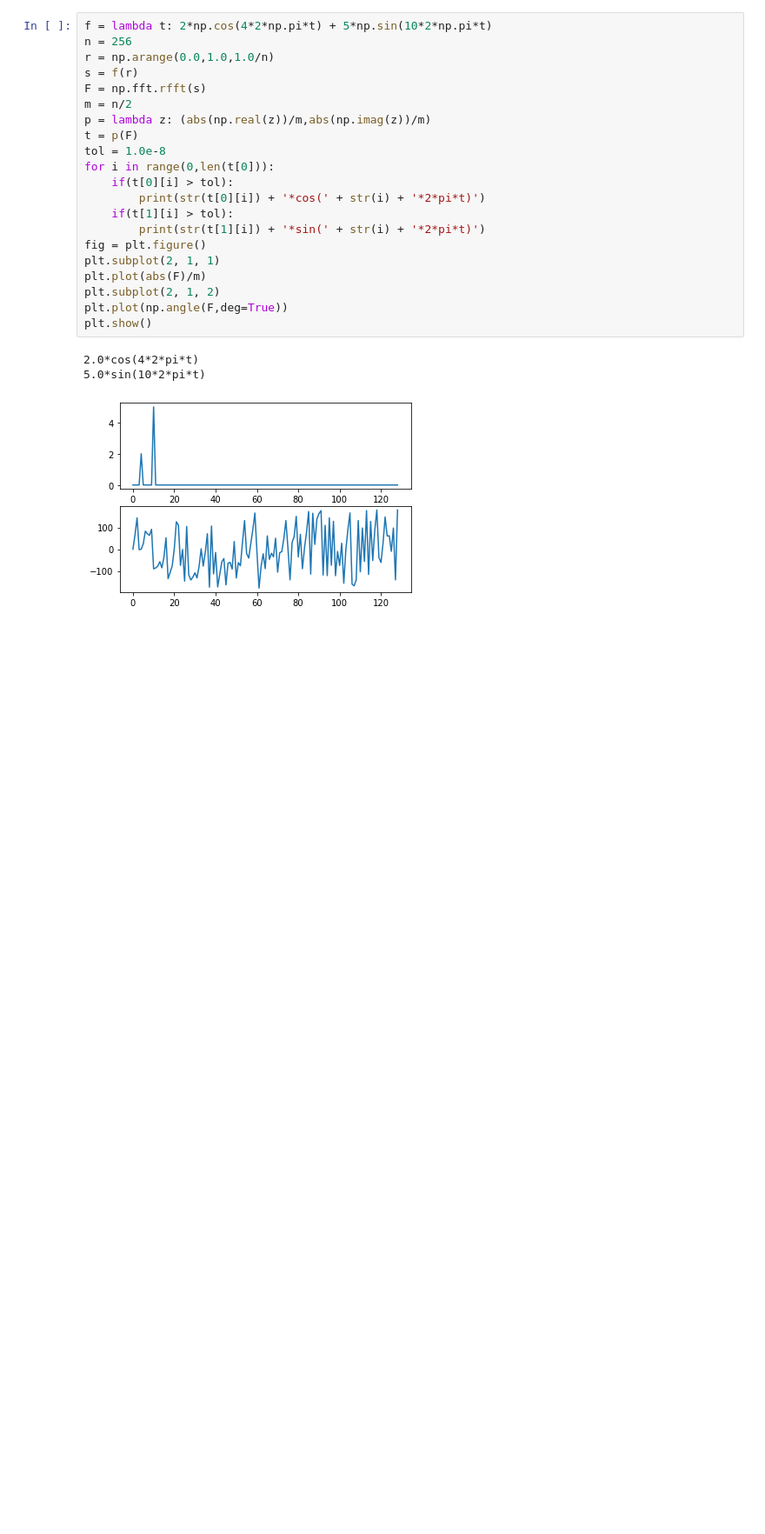
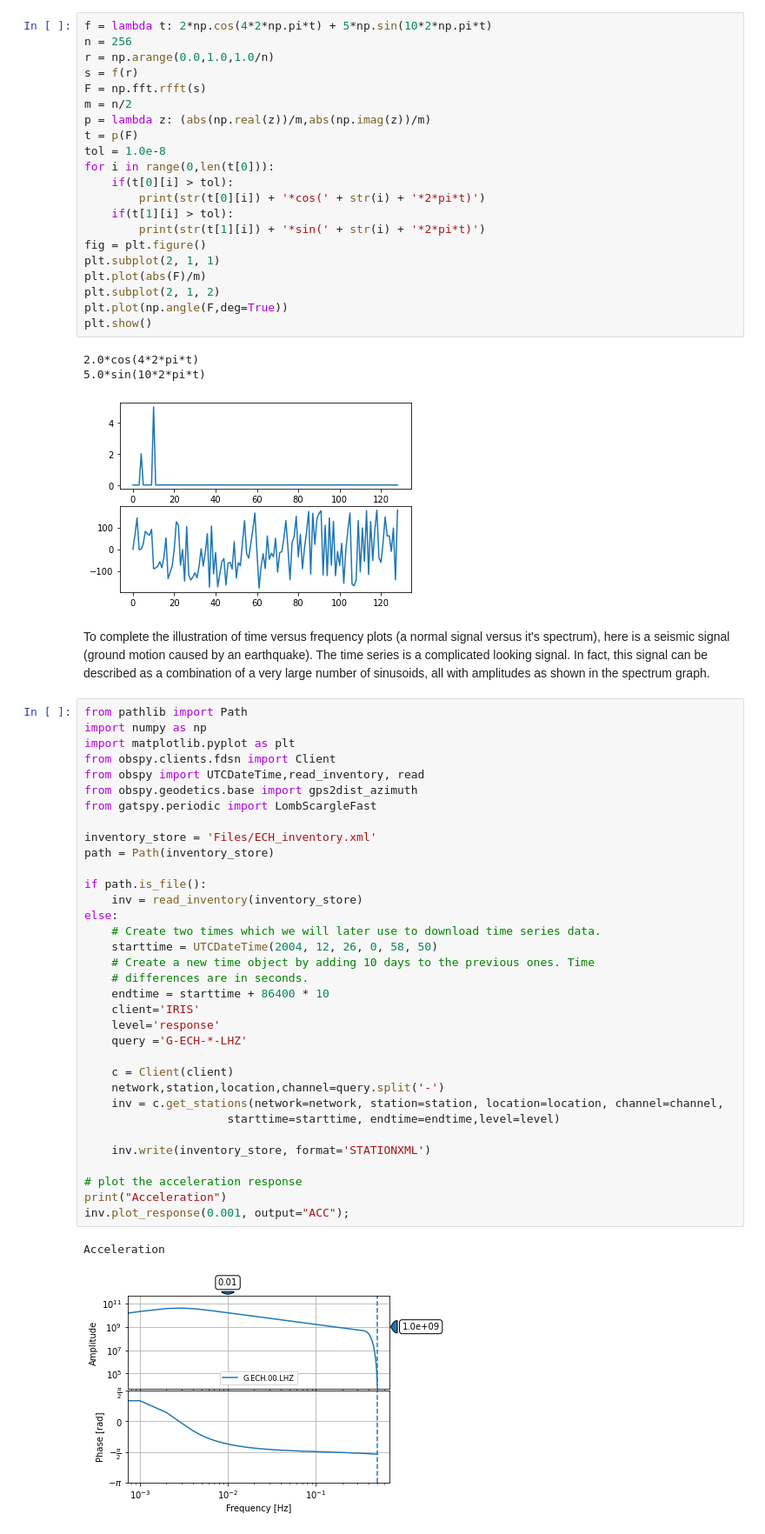
Before and after one commit to globalseismology/avni-courses.solid-earth-fundamentals, a Jupyter notebook: PS_5_Seismology_Isostasy/Seismology_Isostasy.ipynb, the cells around one changed output. Shown at 87% size. Drawn from its saved outputs; the diff is of its cells as text; blank space fills up the shorter version.

```diff
--- a/PS_5_Seismology_Isostasy/Seismology_Isostasy.ipynb
+++ b/PS_5_Seismology_Isostasy/Seismology_Isostasy.ipynb
@@ -206,3 +206,42 @@ plt.show()
 2.0*cos(4*2*pi*t)
 5.0*sin(10*2*pi*t)
 [figure]
+# %% [markdown]
+To complete the illustration of time versus frequency plots (a normal signal versus it's spectrum), here is a seismic signal (ground motion caused by an earthquake). The time series is a complicated looking signal. In fact, this signal can be described as a combination of a very large number of sinusoids, all with amplitudes as shown in the spectrum graph.
+# %%
+from pathlib import Path
+import numpy as np
+import matplotlib.pyplot as plt
+from obspy.clients.fdsn import Client
+from obspy import UTCDateTime,read_inventory, read
+from obspy.geodetics.base import gps2dist_azimuth
+from gatspy.periodic import LombScargleFast
+
+inventory_store = 'Files/ECH_inventory.xml'
+path = Path(inventory_store)
+
+if path.is_file():
+    inv = read_inventory(inventory_store)
+else:
+    # Create two times which we will later use to download time series data.
+    starttime = UTCDateTime(2004, 12, 26, 0, 58, 50)
+    # Create a new time object by adding 10 days to the previous ones. Time
+    # differences are in seconds.
+    endtime = starttime + 86400 * 10
+    client='IRIS'
+    level='response'
+    query ='G-ECH-*-LHZ'
+
+    c = Client(client)
+    network,station,location,channel=query.split('-')
+    inv = c.get_stations(network=network, station=station, location=location, channel=channel,
+                     starttime=starttime, endtime=endtime,level=level)
+
+    inv.write(inventory_store, format='STATIONXML')
+
+# plot the acceleration response
+print("Acceleration")
+inv.plot_response(0.001, output="ACC");
+# %% [output]
+Acceleration
+[figure, added]
```
Also changed, not shown: parts of 3 cells of this notebook, 6 other files.
